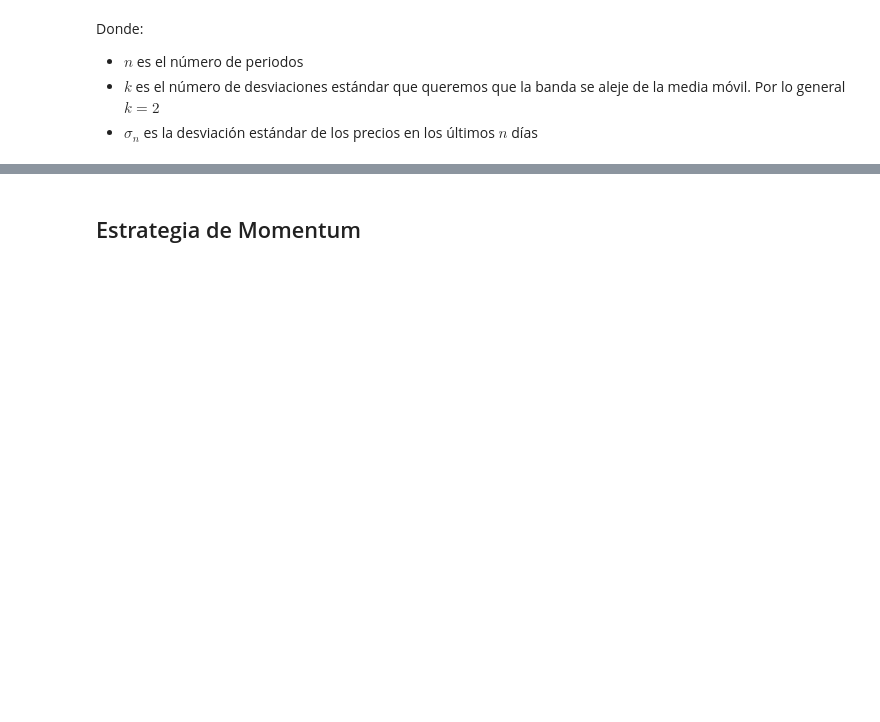
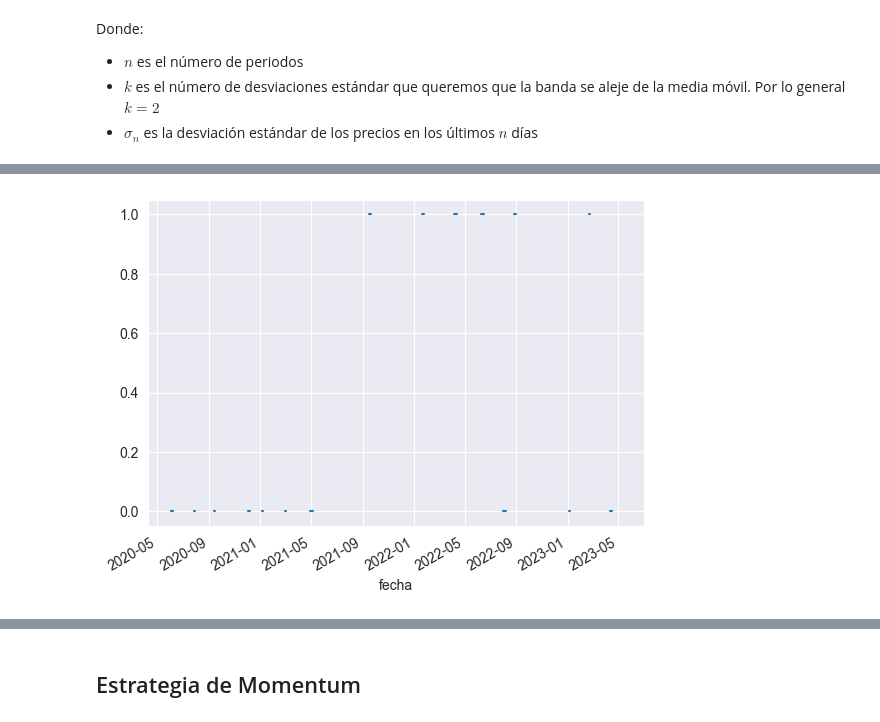
Before and after one commit to carlosdeoncedos/CienciaDatosFinanzas2023_05, a Jupyter notebook: Sesion8_20230605.ipynb, the cells around one changed output, grey strips where cells are left out. Cells and saved outputs as stored; diff of their text form; code cells hidden in the pictures; blank space fills up the shorter version.

```diff
--- a/Sesion8_20230605.ipynb
+++ b/Sesion8_20230605.ipynb
@@ -403,0 +500,8 @@ Donde:
+# %%
+df2['posicion'] = np.nan
+df2['posicion'] = np.where(df2['cierre_ajustado'] < df2[f'-{k}sigma'], 1, df2['posicion'])
+df2['posicion'] = np.where(df2['cierre_ajustado'] > df2[f'+{k}sigma'], 0, df2['posicion'])
+# %%
+df2['posicion'].plot();
+# %% [output]
+[figure, added]
```
Also changed, not shown: parts of 48 cells of this notebook.
